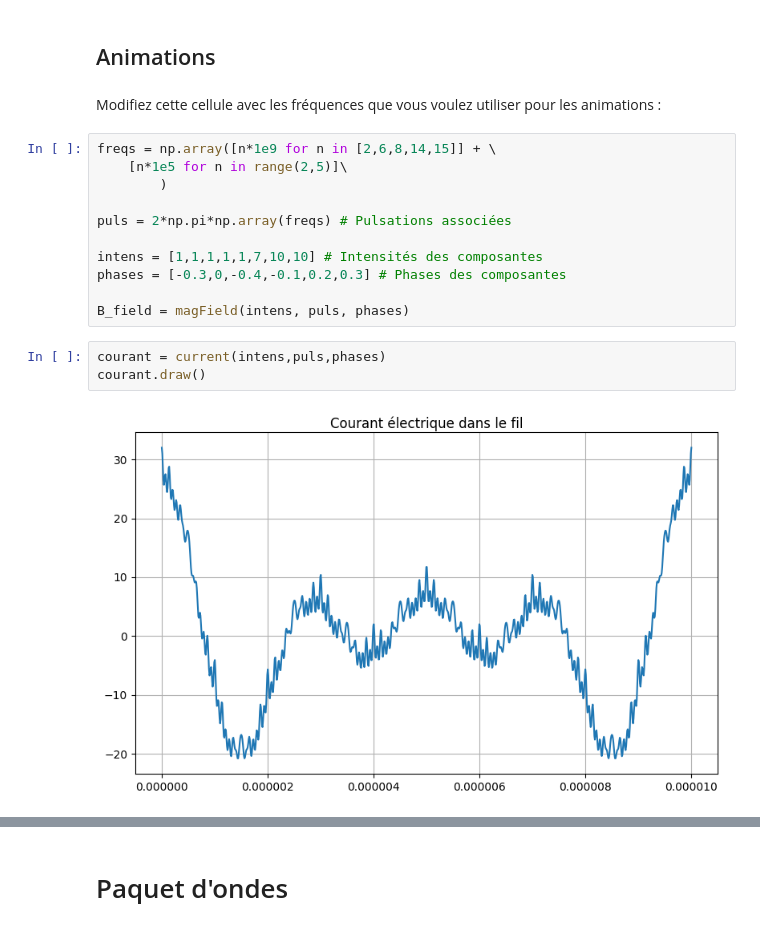
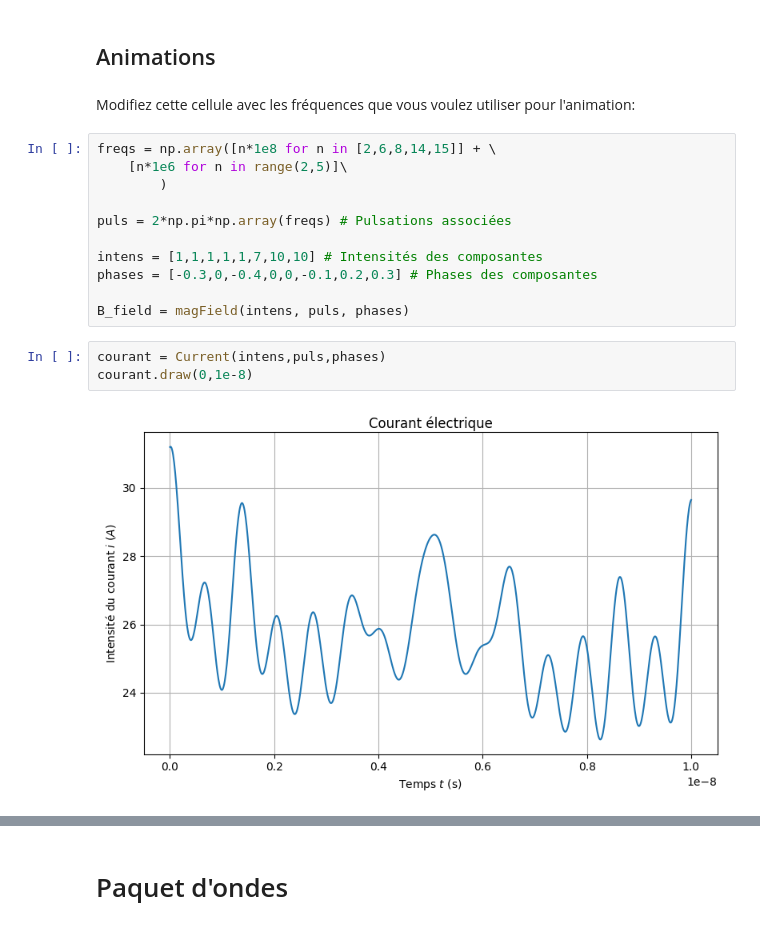
Before and after one commit to ManifoldFR/appro-phy-ts, a Jupyter notebook: parts/champmag_courantvariable/variableCurrent_field.ipynb, the cells around one changed output, grey strips where cells are left out. Drawn from its saved outputs; the diff is of its cells as text.

```diff
--- a/parts/champmag_courantvariable/variableCurrent_field.ipynb
+++ b/parts/champmag_courantvariable/variableCurrent_field.ipynb
@@ -354,23 +348,23 @@ B_field.portrait.savefig('portrait_champmag.png')
 # %% [markdown]
 ## Animations
 # %% [markdown]
-Modifiez cette cellule avec les fréquences que vous voulez utiliser pour les animations :
+Modifiez cette cellule avec les fréquences que vous voulez utiliser pour l'animation:
 # %%
-freqs = np.array([n*1e9 for n in [2,6,8,14,15]] + \
-    [n*1e5 for n in range(2,5)]\
+freqs = np.array([n*1e8 for n in [2,6,8,14,15]] + \
+    [n*1e6 for n in range(2,5)]\
         )
 
 puls = 2*np.pi*np.array(freqs) # Pulsations associées
 
 intens = [1,1,1,1,1,7,10,10] # Intensités des composantes
-phases = [-0.3,0,-0.4,-0.1,0.2,0.3] # Phases des composantes
+phases = [-0.3,0,-0.4,0,0,-0.1,0.2,0.3] # Phases des composantes
 
 B_field = magField(intens, puls, phases)
 # %%
-courant = current(intens,puls,phases)
-courant.draw()
+courant = Current(intens,puls,phases)
+courant.draw(0,1e-8)
 # %% [output]
-[figure, old version]
+[figure, new version]
 # %%
 rmin = 0.05
 rmax = 1
```
Also changed, not shown: parts of 36 cells of this notebook, 8 other files.
